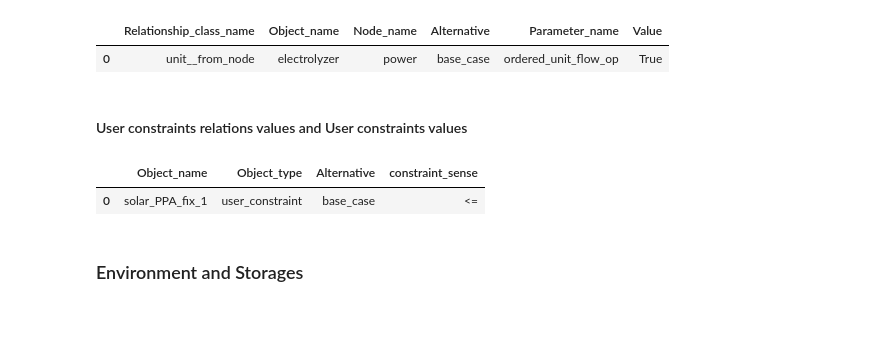
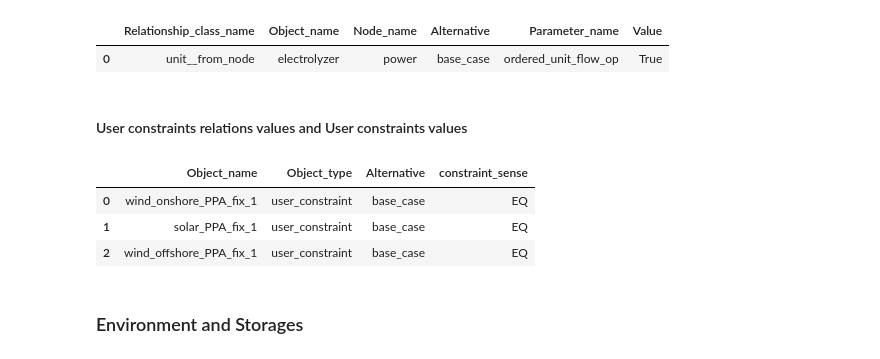
Before and after one commit to CSEI-EU/Nord_H2ub, a Jupyter notebook: spine_projects/01_input_data/00_functions/please_ignore.ipynb, the cells around one changed output. Saved outputs shown, nothing was run; the diff lists cells and outputs as text; code cells hidden in the pictures; blank space fills up the shorter version.

```diff
--- a/spine_projects/01_input_data/00_functions/please_ignore.ipynb
+++ b/spine_projects/01_input_data/00_functions/please_ignore.ipynb
@@ -491,8 +487,8 @@ df_nodes['node_slack_penalty'] = merged_df2['node_slack_penalty']
 # Add district heating
 if district_heating:
     df_nodes = pd.concat([df_nodes, dh_sheets_mapping['Nodes']], ignore_index=True)
-else:
-    pass
+    df_nodes.loc[df_nodes['Object_name'] == 'excess_heat', 'nodal_balance_sense'] = '>='
+    df_nodes.loc[df_nodes['Object_name'] == 'excess_heat', 'node_slack_penalty'] = 100000000
 
 # Show table head for control
 df_nodes.head()
@@ -733,8 +729,6 @@ df_object__node_values = df_object__node[df_object__node[drop_no_value_column] !
 # Add district heating
 if district_heating:
     df_object__node_values = pd.concat([df_object__node_values, dh_sheets_mapping['Object__to_from_node']], ignore_index=True)
-else:
-    pass
 
 df_object__node_values.head(70)
 # %% [output]
@@ -1696,7 +1687,7 @@ if RES_powers:
             'User_constraint_name': 'wind_onshore_PPA_fix_1',
             'Object_type': 'connection',
             'Object_name': 'pl_wind_onshore_PPA',
-            'Node_name': 'wind_onshore_node',
+            'Node_name': 'wind_onshore_plant_node',
             'Alternative': run_name,
             'connection_flow_coefficient': 1
         },
@@ -1704,35 +1695,37 @@ if RES_powers:
             'entity_class_name': 'connection__from_node__user_constraint',
             'User_constraint_name': 'wind_offshore_PPA_fix_1',
             'Object_type': 'connection',
             'Object_name': 'pl_wind_offshore_PPA',
-            'Node_name': 'wind_offshore_node',
+            'Node_name': 'wind_offshore_plant_node',
             'Alternative': run_name,
             'connection_flow_coefficient': 1
         }
     }
 
     # Iterate through selected power sources
     rows = []
     constraint_senses = []
     for power_source in RES_powers:
         if power_source == 'Grid':
             continue
         if power_source in res_connection_constraint_mapping:
             rows.append(res_connection_constraint_mapping[power_source])
             constraint_senses.append('EQ' if ppa_values.get(power_source) else '<=')
 
     df_user_constraint_relation_values = pd.concat([df_user_constraint_relation_values, pd.DataFrame(rows)], ignore_index=True)
     df_user_constraint_values = pd.concat([df_user_constraint_values, pd.DataFrame({
         'Object_name': [row['User_constraint_name'] for row in rows],
         'Object_type': ['user_constraint' for _ in rows],
         'Alternative': [row['Alternative'] for row in rows],
         'constraint_sense': constraint_senses
     })], ignore_index=True)
 
 df_user_constraint_values.head()
 # %% [output]
 |  | Object_name | Object_type | Alternative | constraint_sense |
-| 0 | solar_PPA_fix_1 | user_constraint | base_case | <= |
+| 0 | wind_onshore_PPA_fix_1 | user_constraint | base_case | EQ |
+| 1 | solar_PPA_fix_1 | user_constraint | base_case | EQ |
+| 2 | wind_offshore_PPA_fix_1 | user_constraint | base_case | EQ |
 # %% [markdown]
 ### Environment and Storages
 # %% [markdown]
```
Also changed, not shown: parts of 28 cells of this notebook, 8 other files.
